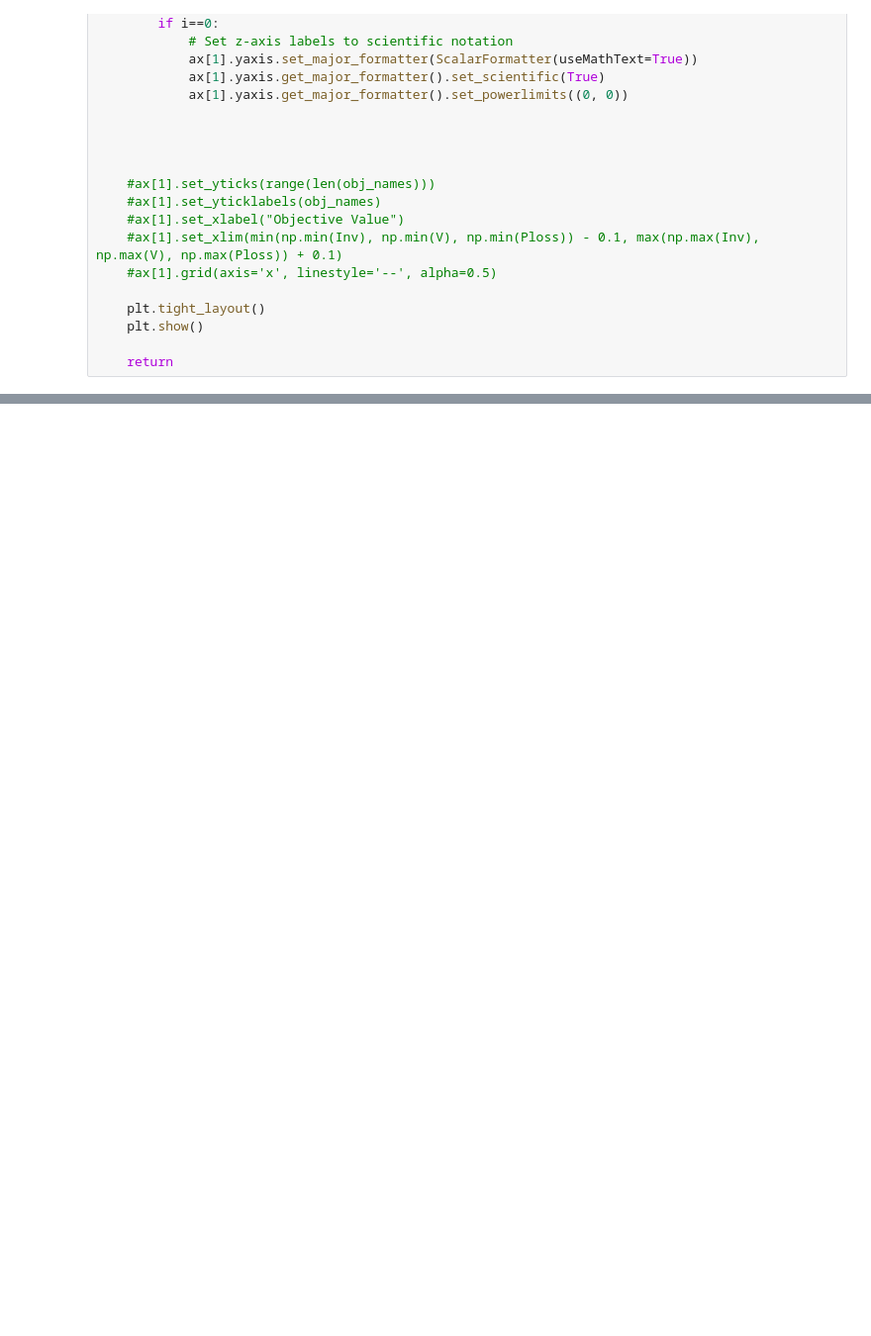
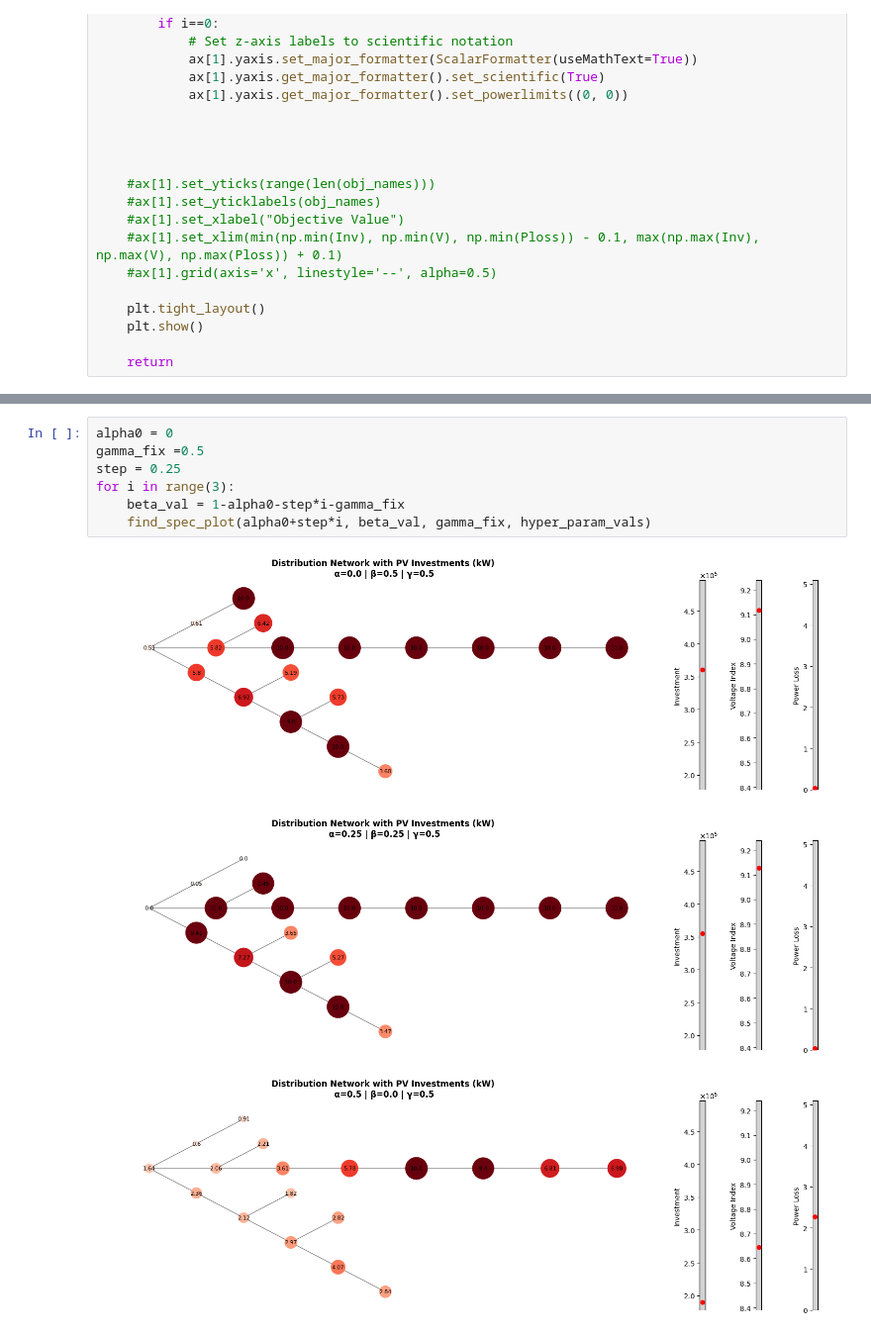
Before and after one commit to malo-lahogue/Optimization_Methods_Project, a Jupyter notebook: visualization.ipynb, the cells around one changed output, grey strips where cells are left out. Shown at 99% size. Drawn from its saved outputs; the diff is of its cells as text; blank space fills up the shorter version.

```diff
--- a/visualization.ipynb
+++ b/visualization.ipynb
@@ -528,0 +615,11 @@ plot_network_bars(1)
+# %%
+alpha0 = 0
+gamma_fix =0.5
+step = 0.25
+for i in range(3):
+    beta_val = 1-alpha0-step*i-gamma_fix
+    find_spec_plot(alpha0+step*i, beta_val, gamma_fix, hyper_param_vals)
+# %% [output]
+[figure, added]
+[figure, added]
+[figure, added]
```
Also changed, not shown: parts of 10 cells of this notebook.
